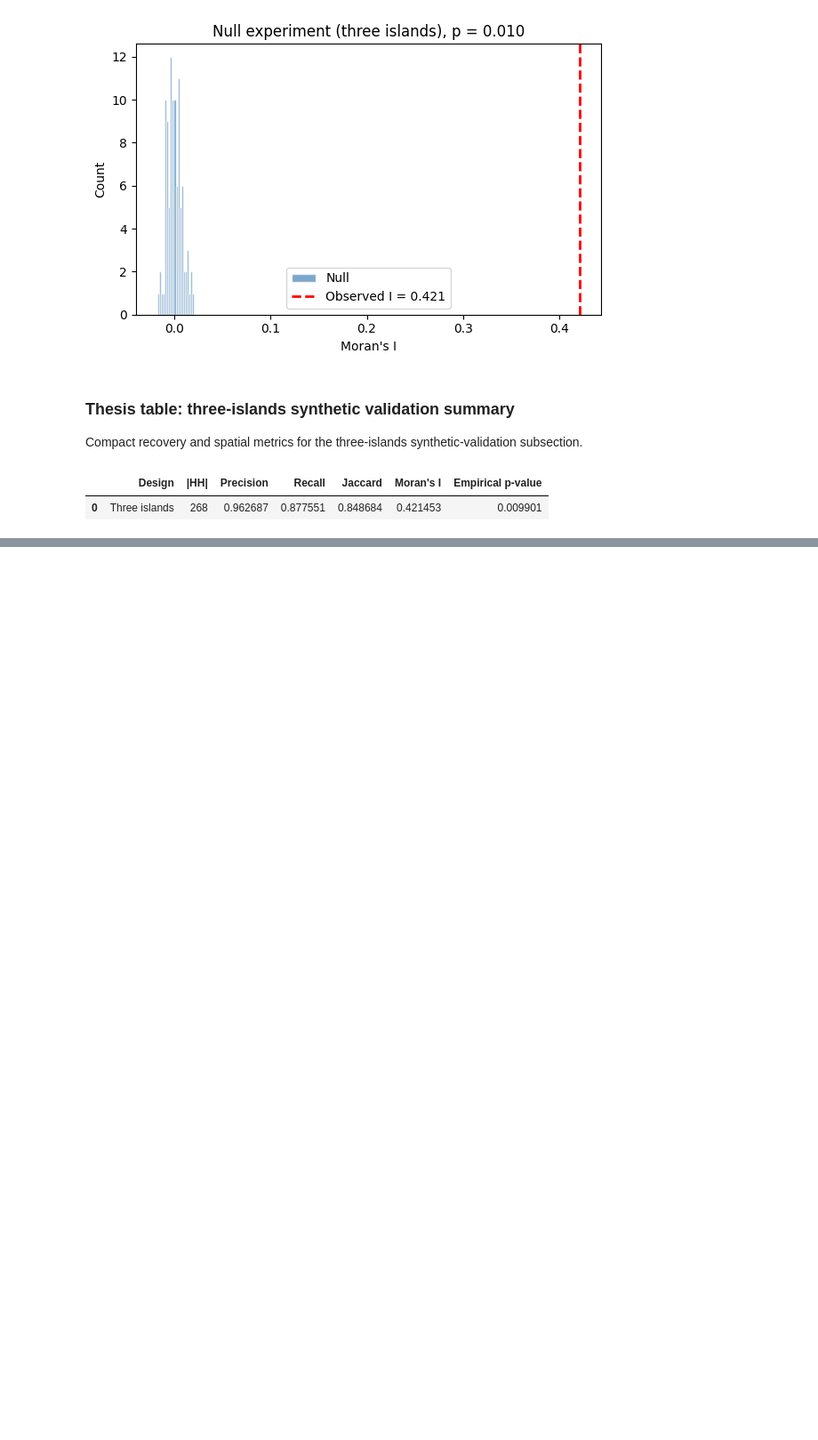
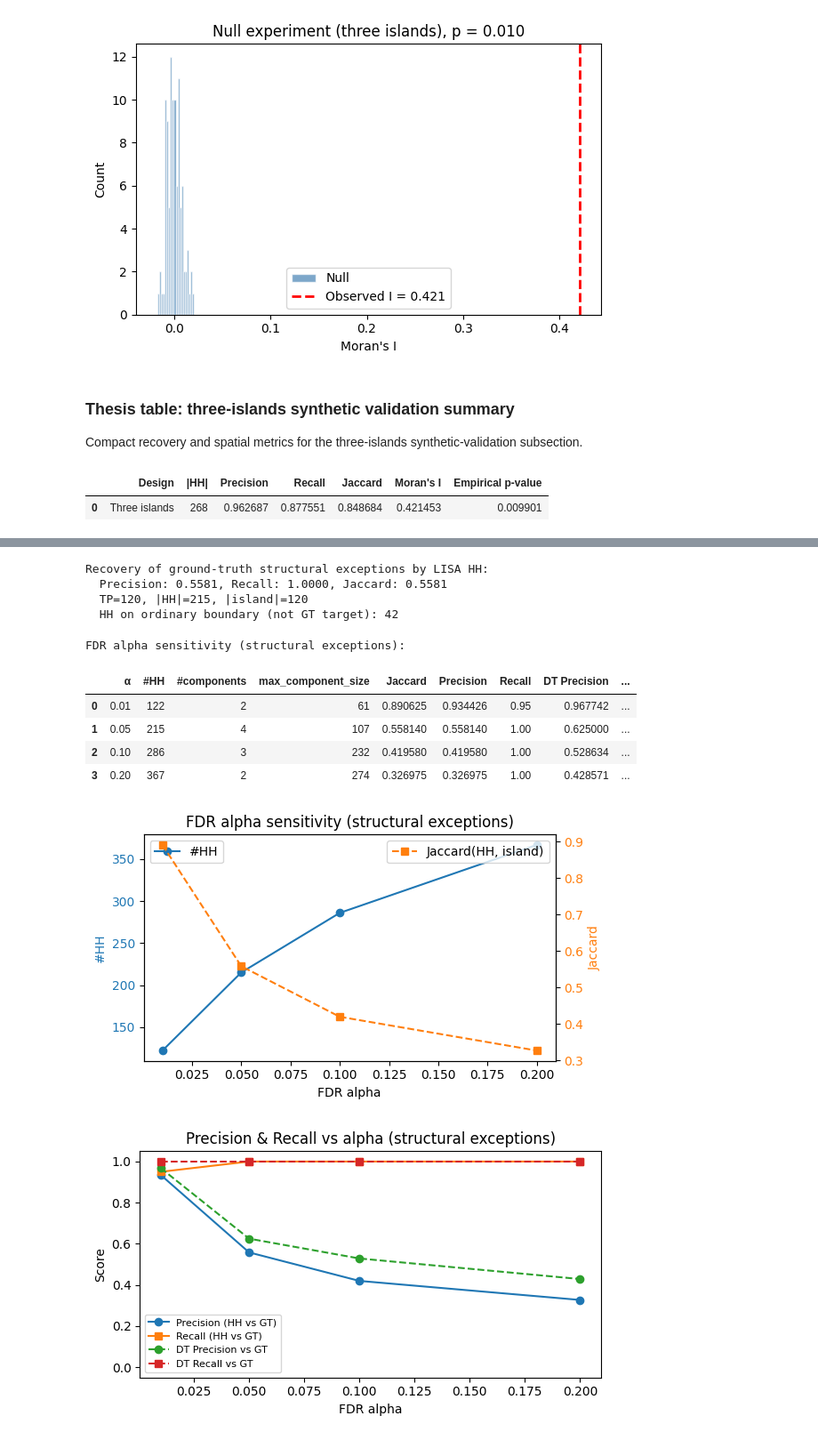
Before and after one commit to DejvisT/spatial-rashomon-multiplicity, a Jupyter notebook: notebooks/08_synthetic_multiplicity.ipynb, the cells around one changed output, grey strips where cells are left out. Shown at 89% size. Saved outputs shown, nothing was run; the diff lists cells and outputs as text; code cells hidden in the pictures; blank space fills up the shorter version.

```diff
--- a/notebooks/08_synthetic_multiplicity.ipynb
+++ b/notebooks/08_synthetic_multiplicity.ipynb
@@ -615,0 +773,79 @@ display(three_islands_tbl)
+# %%
+# Recovery: HH vs ground-truth structural exception islands
+test_idx = split["test"]
+island_test = gt.island_mask[test_idx]
+boundary_test = gt.boundary_mask[test_idx]
+tp = (HH_mask & island_test).sum()
+pred_pos = HH_mask.sum()
+true_pos = island_test.sum()
+precision = tp / pred_pos if pred_pos else np.nan
+recall = tp / true_pos if true_pos else np.nan
+union = (HH_mask | island_test).sum()
+jaccard = tp / union if union else np.nan
+print("Recovery of ground-truth structural exceptions by LISA HH:")
+print(f"  Precision: {precision:.4f}, Recall: {recall:.4f}, Jaccard: {jaccard:.4f}")
+print(f"  TP={int(tp)}, |HH|={int(pred_pos)}, |island|={int(true_pos)}")
+print(f"  HH on ordinary boundary (not GT target): {(HH_mask & boundary_test).sum()}")
+# %% [output]
+Recovery of ground-truth structural exceptions by LISA HH:
+  Precision: 0.5581, Recall: 1.0000, Jaccard: 0.5581
+  TP=120, |HH|=215, |island|=120
+  HH on ordinary boundary (not GT target): 42
+# %%
+# FDR alpha sensitivity (Part C)
+X_test_2d_c = np.column_stack([X_test_raw["x1"].values, X_test_raw["x2"].values])
+fdr_alphas = [0.01, 0.05, 0.10, 0.20]
+
+sens_df_c = load_or_compute_df(
+    CACHE_DIR / f"nb08_structural_exceptions_fdr_{CACHE_VERSION}.parquet",
+    lambda: compute_structural_exceptions_fdr_sensitivity(
+        v,
+        X_test,
+        X_test_2d_c,
+        island_test,
+        fdr_alphas,
+        k_nn=K_NN,
+        seed=SEED,
+    ),
+    force=FORCE_RECOMPUTE,
+)
+print("FDR alpha sensitivity (structural exceptions):")
+display(sens_df_c)
+
+fig, ax1 = plt.subplots(figsize=(6, 3.5))
+ax1.set_xlabel("FDR alpha")
+ax1.plot(sens_df_c["α"], sens_df_c["#HH"], "o-", color="C0", label="#HH")
+ax1.set_ylabel("#HH", color="C0")
+ax1.tick_params(axis="y", labelcolor="C0")
+ax2 = ax1.twinx()
+ax2.plot(sens_df_c["α"], sens_df_c["Jaccard"], "s--", color="C1", label="Jaccard(HH, island)")
+ax2.set_ylabel("Jaccard", color="C1")
+ax2.tick_params(axis="y", labelcolor="C1")
+ax1.legend(loc="upper left"); ax2.legend(loc="upper right")
+plt.title("FDR alpha sensitivity (structural exceptions)")
+plt.tight_layout()
+plt.savefig(FIG_DIR / "structural_exceptions_fdr_sensitivity.pdf", bbox_inches="tight")
+plt.show()
+
+fig, ax = plt.subplots(figsize=(6, 3.5))
+ax.set_xlabel("FDR alpha")
+ax.plot(sens_df_c["α"], sens_df_c["Precision"], "o-", label="Precision (HH vs GT)")
+ax.plot(sens_df_c["α"], sens_df_c["Recall"], "s-", label="Recall (HH vs GT)")
+ax.plot(sens_df_c["α"], sens_df_c["DT Precision"], "o--", label="DT Precision vs GT")
+ax.plot(sens_df_c["α"], sens_df_c["DT Recall"], "s--", label="DT Recall vs GT")
+ax.set_ylabel("Score")
+ax.legend(loc="best", fontsize=8)
+ax.set_ylim(-0.05, 1.05)
+plt.title("Precision & Recall vs alpha (structural exceptions)")
+plt.tight_layout()
+plt.savefig(FIG_DIR / "structural_exceptions_fdr_sensitivity_precision_recall.pdf", bbox_inches="tight")
+plt.show()
+# %% [output]
+FDR alpha sensitivity (structural exceptions):
+|  | α | #HH | #components | max_component_size | Jaccard | Precision | Recall | DT Precision | ... |
+| 0 | 0.01 | 122 | 2 | 61 | 0.890625 | 0.934426 | 0.95 | 0.967742 | ... |
+| 1 | 0.05 | 215 | 4 | 107 | 0.558140 | 0.558140 | 1.00 | 0.625000 | ... |
+| 2 | 0.10 | 286 | 3 | 232 | 0.419580 | 0.419580 | 1.00 | 0.528634 | ... |
+| 3 | 0.20 | 367 | 2 | 274 | 0.326975 | 0.326975 | 1.00 | 0.428571 | ... |
+[figure, added]
+[figure, added]
```
Also changed, not shown: parts of 13 cells of this notebook, 17 other files.
